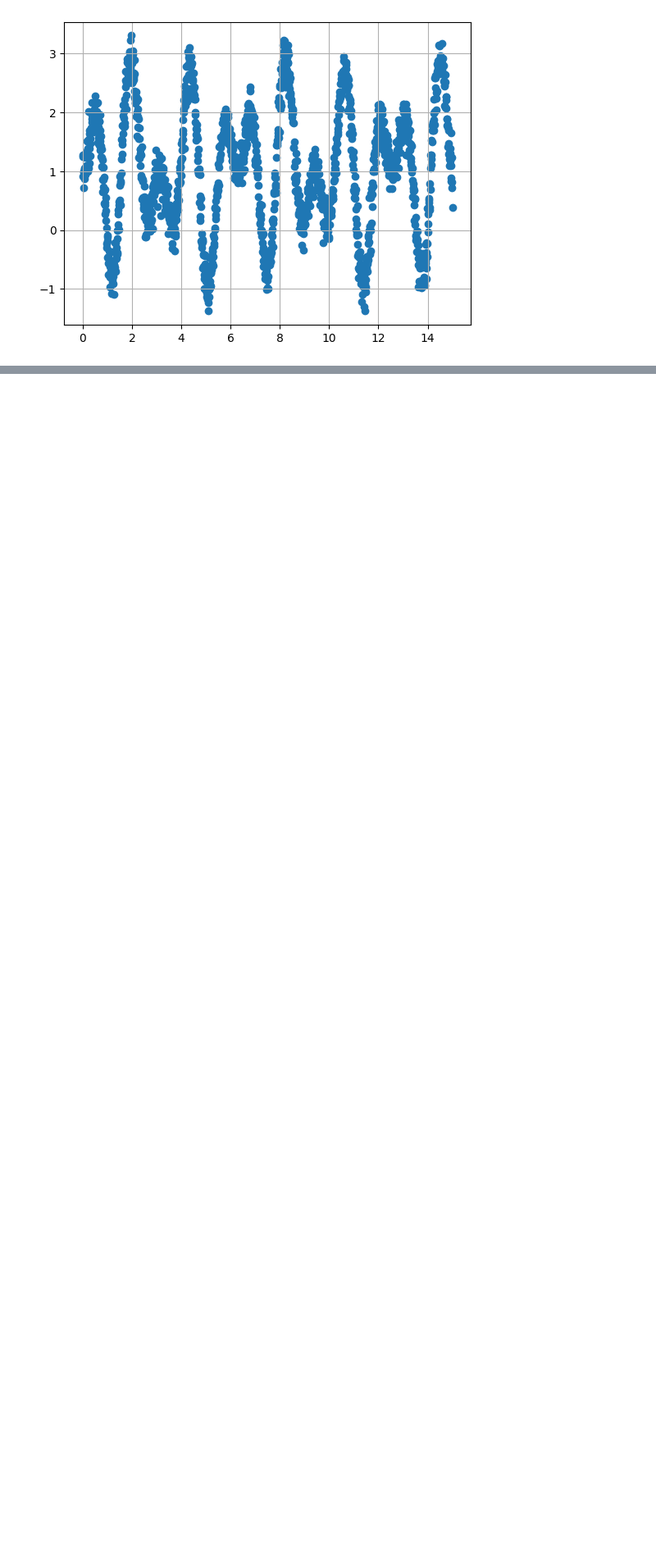
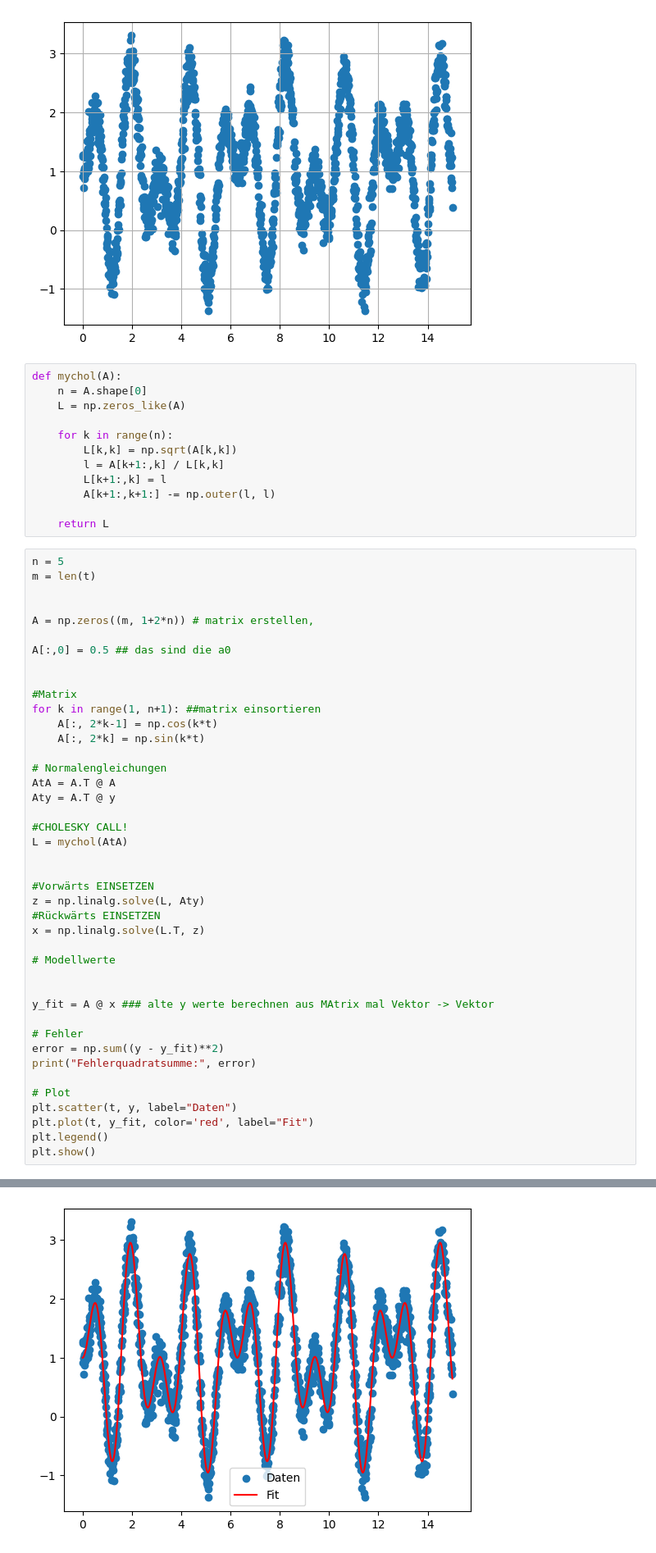
Before and after one commit to BieriCyril/ZHAW_STt_NUM1, a Jupyter notebook: NUM1_Praktikum_W5.ipynb, the cells around one changed output, grey strips where cells are left out. Shown at 82% size. Drawn from its saved outputs; the diff is of its cells as text; blank space fills up the shorter version.

```diff
--- a/NUM1_Praktikum_W5.ipynb
+++ b/NUM1_Praktikum_W5.ipynb
@@ -41,3 +41,58 @@ plt.grid()
 T = 2*np.pi # Periode
 # %% [output]
 [figure]
+# %%
+def mychol(A):
+    n = A.shape[0]
+    L = np.zeros_like(A)
+
+    for k in range(n):
+        L[k,k] = np.sqrt(A[k,k])
+        l = A[k+1:,k] / L[k,k]
+        L[k+1:,k] = l
+        A[k+1:,k+1:] -= np.outer(l, l)
+
+    return L
+# %%
+n = 5
+m = len(t)
+
+
+A = np.zeros((m, 1+2*n)) # matrix erstellen,
+
+A[:,0] = 0.5 ## das sind die a0
+
+
+#Matrix
+for k in range(1, n+1): ##matrix einsortieren
+    A[:, 2*k-1] = np.cos(k*t)
+    A[:, 2*k] = np.sin(k*t)
+
+# Normalengleichungen
+AtA = A.T @ A
+Aty = A.T @ y
+
+#CHOLESKY CALL!
+L = mychol(AtA)
+
+
+#Vorwärts EINSETZEN
+z = np.linalg.solve(L, Aty)
+#Rückwärts EINSETZEN
+x = np.linalg.solve(L.T, z)
+
+# Modellwerte
+
+
+y_fit = A @ x ### alte y werte berechnen aus MAtrix mal Vektor -> Vektor
+
+# Fehler
+error = np.sum((y - y_fit)**2)
+print("Fehlerquadratsumme:", error)
+
+# Plot
+plt.scatter(t, y, label="Daten")
+plt.plot(t, y_fit, color='red', label="Fit")
+plt.legend()
+plt.show()
+# %% [output]
@@ -44,3 +100,4 @@ T = 2*np.pi # Periode
+[figure, added]
 # %% [markdown]
 ## Aufgabe 2
 Gegeben ist die Entladungskurve
```
Also changed, not shown: parts of 1 cell of this notebook.
